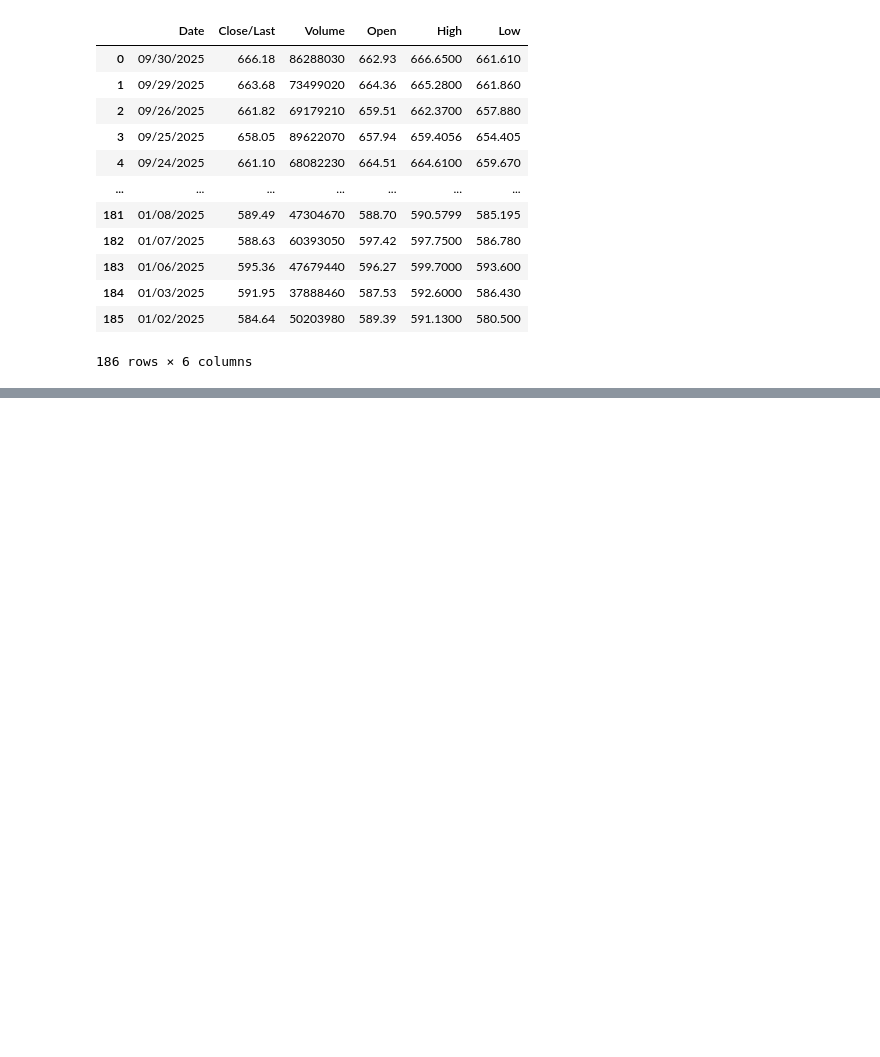
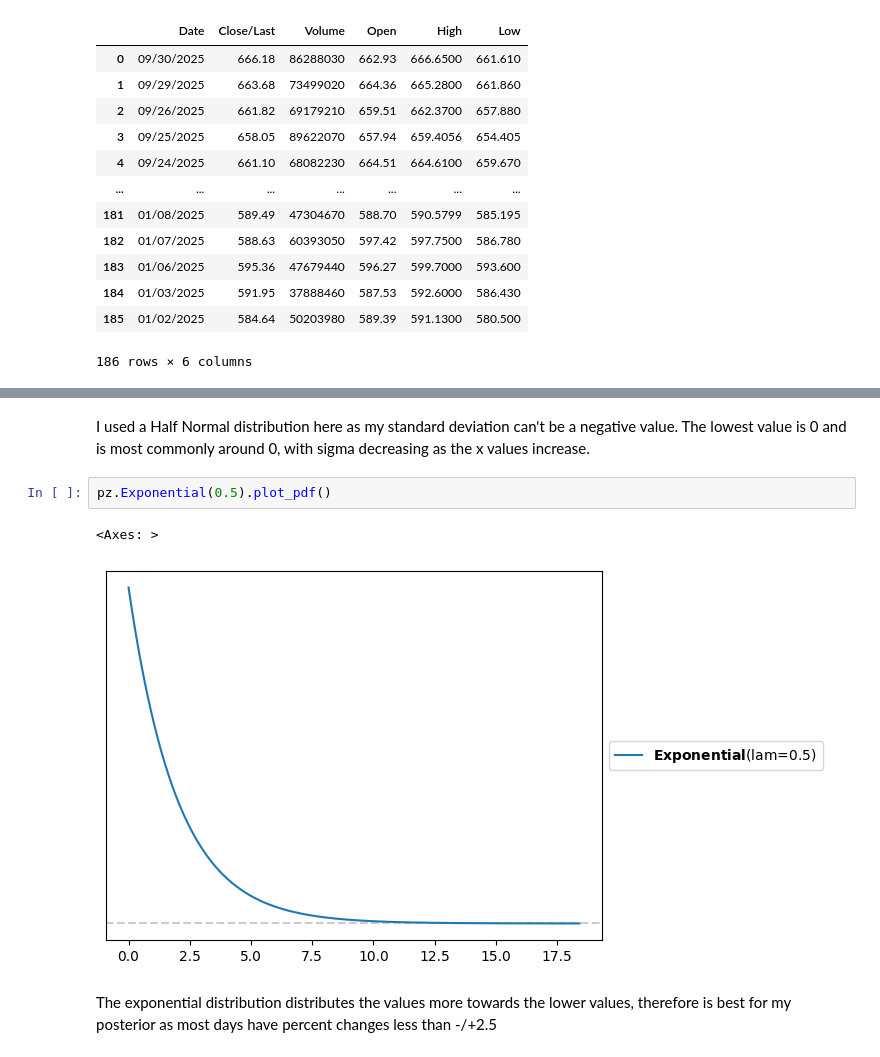
Before and after one commit to elijahmoon-hub/Elijah-s-repository, a Jupyter notebook: ElijMoonUnit3Project.ipynb, the cells around one changed output, grey strips where cells are left out. Saved outputs shown, nothing was run; the diff lists cells and outputs as text; blank space fills up the shorter version.

```diff
--- a/ElijMoonUnit3Project.ipynb
+++ b/ElijMoonUnit3Project.ipynb
@@ -22,0 +100,9 @@ data
+# %% [markdown]
+I used a Half Normal distribution here as my standard deviation can't be a negative value. The lowest value is 0 and is most commonly around 0, with sigma decreasing as the x values increase.
+# %%
+pz.Exponential(0.5).plot_pdf()
+# %% [output]
+<Axes: >
+[figure, added]
+# %% [markdown]
+The exponential distribution distributes the values more towards the lower values, therefore is best for my posterior as most days have percent changes less than -/+2.5
```
Also changed, not shown: parts of 15 cells of this notebook.
